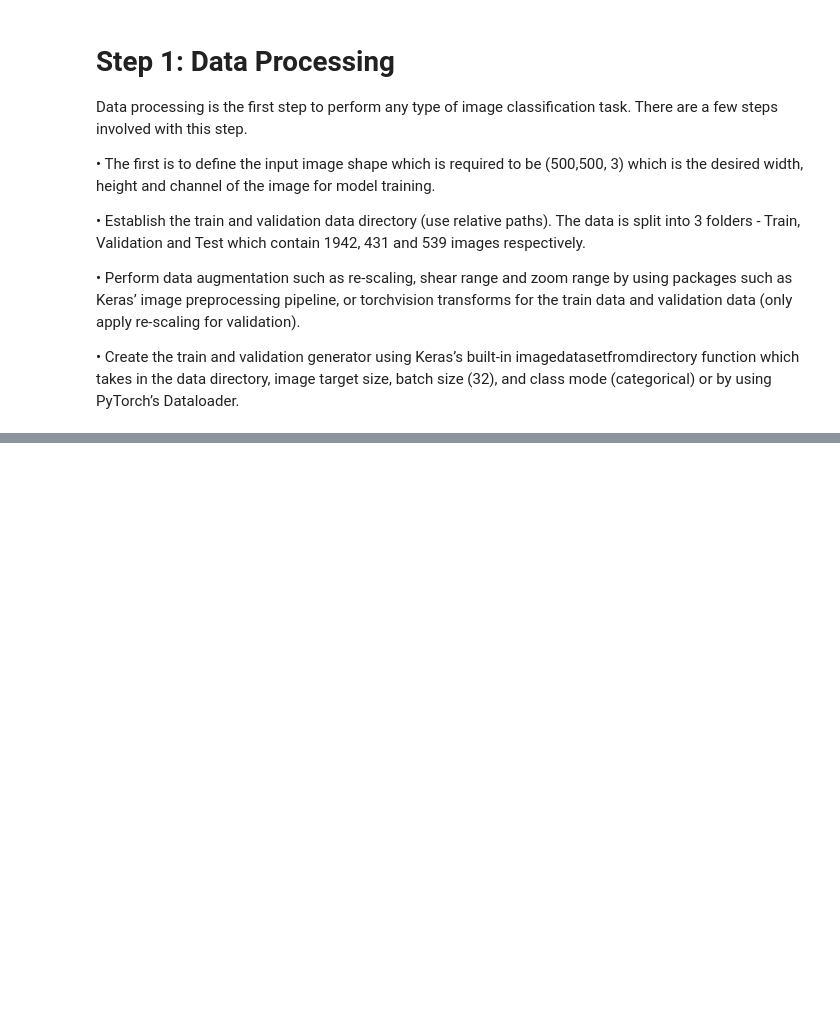
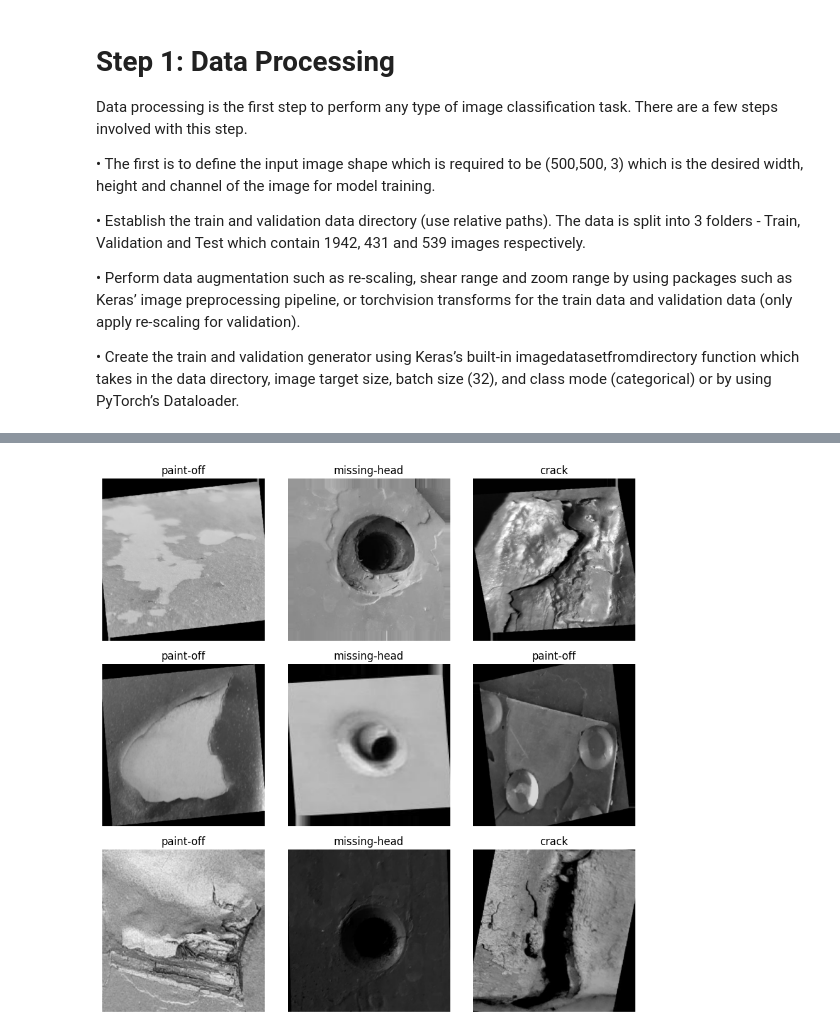
Before and after one commit to babak-tafreshi/AER850_Project2, a Jupyter notebook: Project2_AER850.ipynb, the cells around one changed output, grey strips where cells are left out. Drawn from its saved outputs; the diff is of its cells as text; code cells hidden in the pictures; blank space fills up the shorter version.

```diff
--- a/Project2_AER850.ipynb
+++ b/Project2_AER850.ipynb
@@ -37,0 +32,13 @@ drive.mount('/content/drive')
+# %%
+IMG_SIZE = (500, 500)   # width, height
+IMG_CHANNELS = 3        # RGB
+BATCH_SIZE = 32
+SEED = 42
+
+# Paths (These are uploaded into my drive, so you might have to change these)
+TRAIN_DIR = pathlib.Path("/content/drive/MyDrive/AER 850/Project 2/train")
+VAL_DIR   = pathlib.Path("/content/drive/MyDrive/AER 850/Project 2/valid")
+TEST_DIR  = pathlib.Path("/content/drive/MyDrive/AER 850/Project 2/test")
+
+for p in [TRAIN_DIR, VAL_DIR, TEST_DIR]:
+    print(p, "-> OK" if p.exists() else "MISSING")
@@ -37,0 +80,10 @@ drive.mount('/content/drive')
+# %%
+# --- Data augmentation & rescaling ---
+train_datagen = ImageDataGenerator(
+    rescale=1./255,
+    shear_range=0.15,
+    zoom_range=0.15,
+)
+
+val_datagen = ImageDataGenerator(rescale=1./255)
+test_datagen = ImageDataGenerator(rescale=1./255)
@@ -37,0 +129,22 @@ drive.mount('/content/drive')
+# %%
+# --- Peek at a small augmented batch ---
+import matplotlib.pyplot as plt
+
+def show_batch(generator, n=9):
+    imgs, labels = next(generator)
+    class_names = {v:k for k,v in generator.class_indices.items()}
+    cols = int(math.sqrt(n))
+    rows = int(math.ceil(n / cols))
+    plt.figure(figsize=(cols*3, rows*3))
+    for i in range(min(n, len(imgs))):
+        ax = plt.subplot(rows, cols, i+1)
+        plt.imshow(imgs[i])
+        lbl = class_names[int(np.argmax(labels[i]))]
+        plt.title(lbl)
+        plt.axis("off")
+    plt.tight_layout()
+    plt.show()
+
+show_batch(train_gen, n=9)
+# %% [output]
+[figure, added]
```
Also changed, not shown: parts of 20 cells of this notebook.
